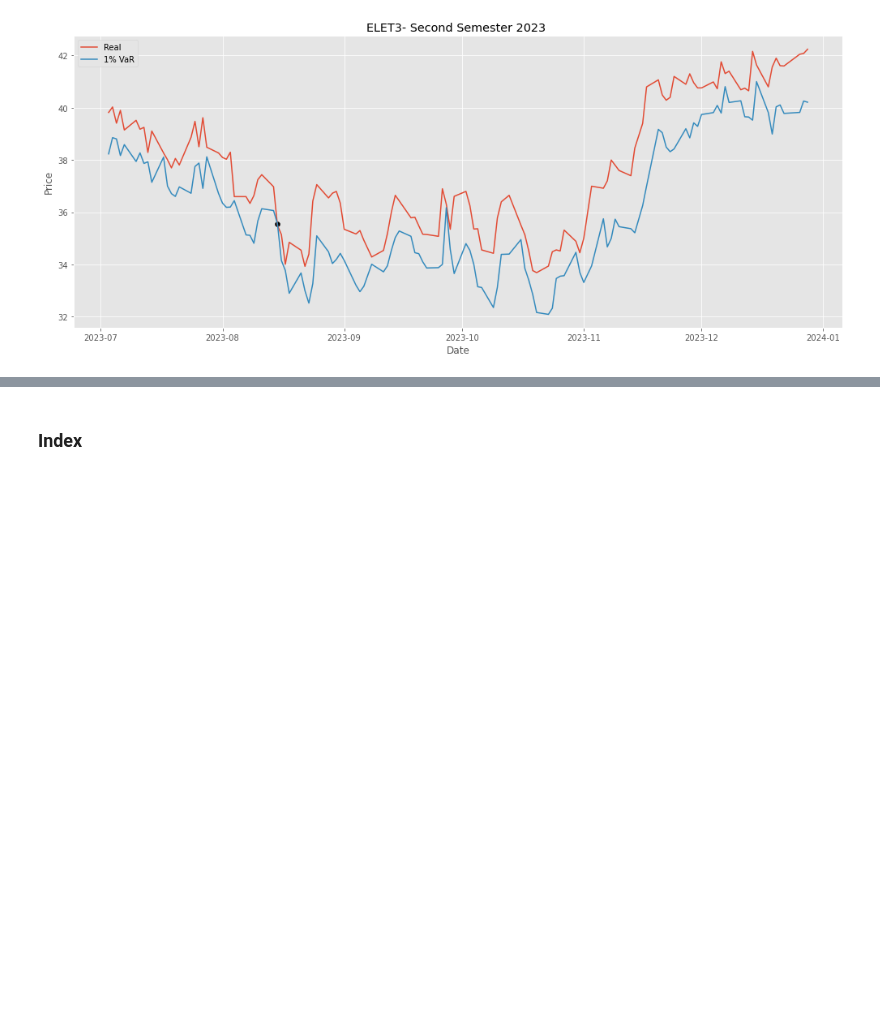
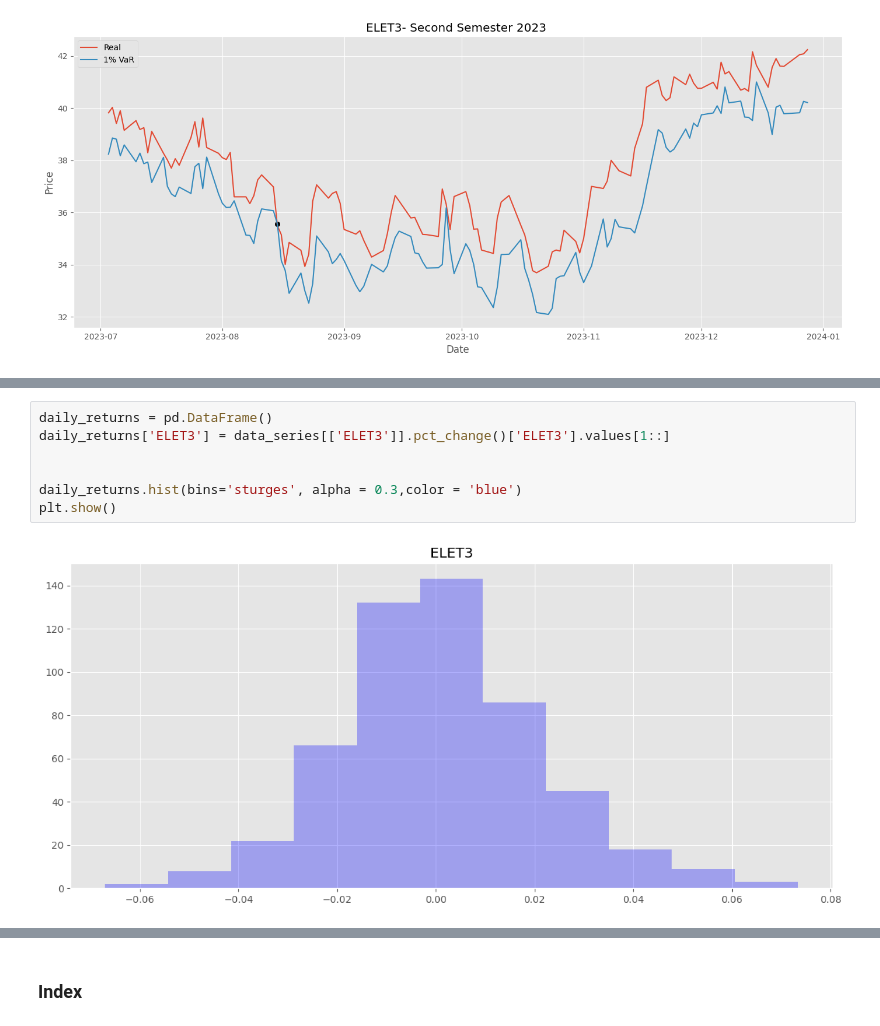
Before and after one commit to IsraelFPM/Risk-Analysis, a Jupyter notebook: ValueAtRisk.ipynb, the cells around one changed output, grey strips where cells are left out. Cells and saved outputs as stored; diff of their text form; blank space fills up the shorter version.

```diff
--- a/ValueAtRisk.ipynb
+++ b/ValueAtRisk.ipynb
@@ -493,0 +505,9 @@ The stock price was below the 1% risk line 1 times in 124 days.
+# %%
+daily_returns = pd.DataFrame()
+daily_returns['ELET3'] = data_series[['ELET3']].pct_change()['ELET3'].values[1::]
+
+
+daily_returns.hist(bins='sturges', alpha = 0.3,color = 'blue')
+plt.show()
+# %% [output]
+[figure, added]
```
Also changed, not shown: parts of 24 cells of this notebook.
